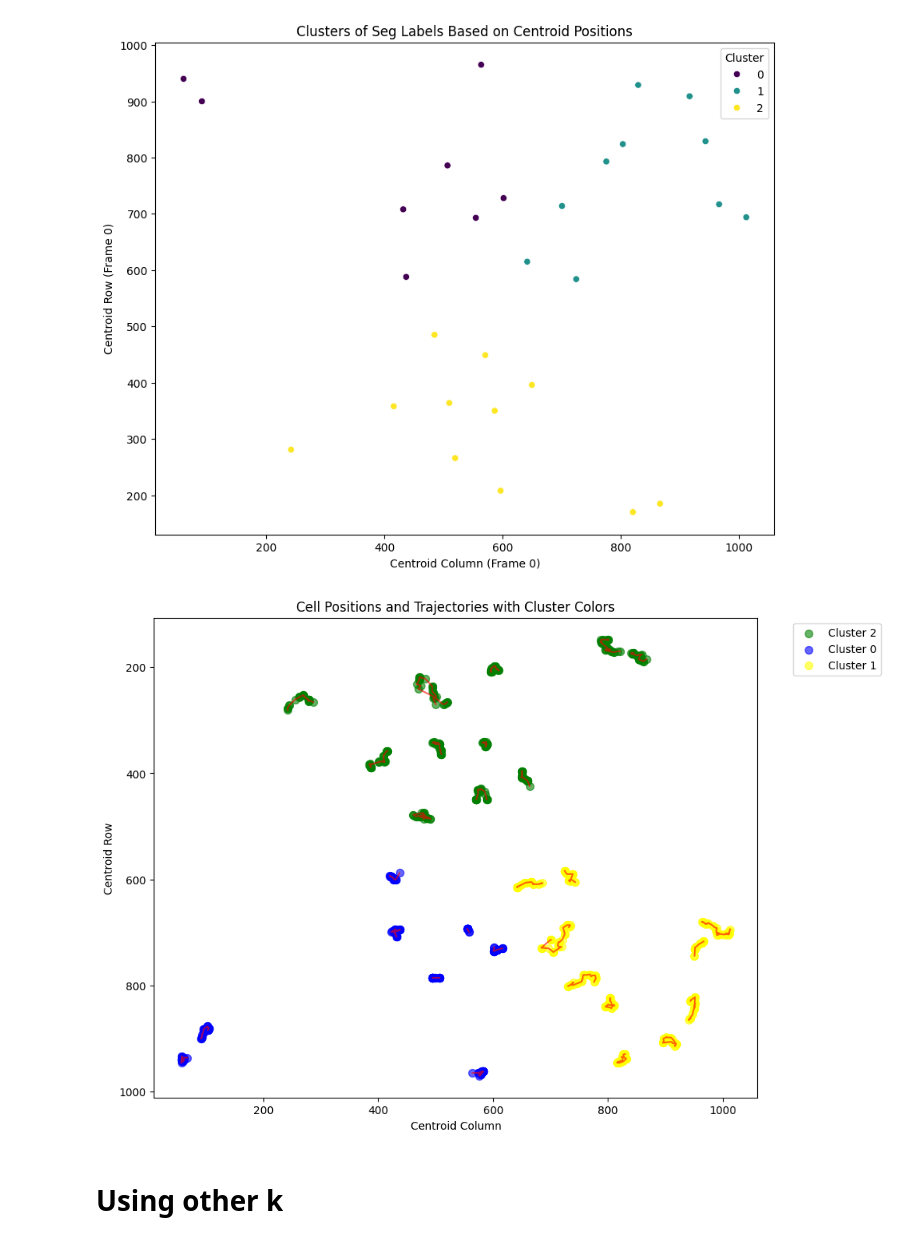
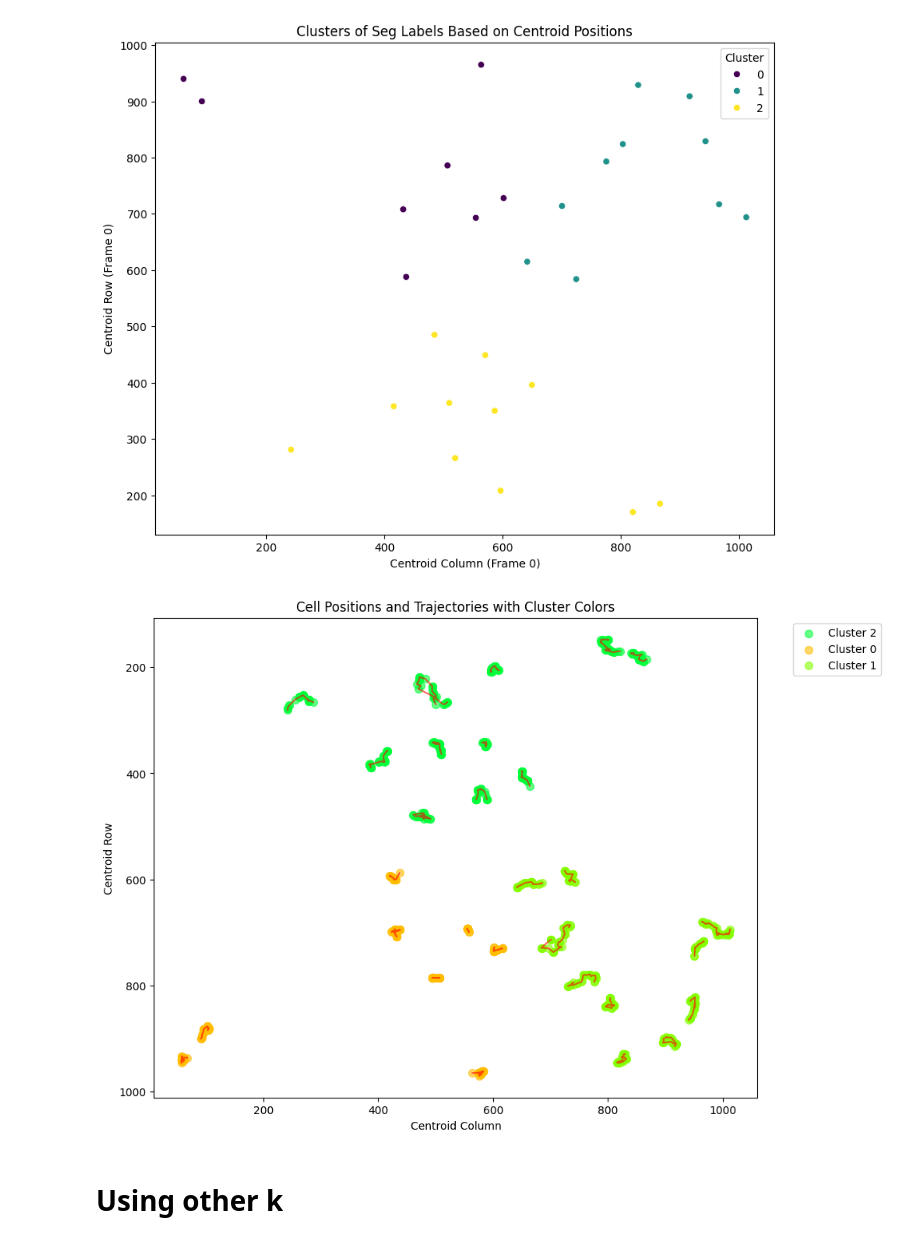
Before and after one commit to quang2719/Cell-Tracking-using-GNN, a Jupyter notebook: Cell-clustering/clustering.ipynb, the cells around one changed output. Drawn from its saved outputs; the diff is of its cells as text; code cells hidden in the pictures.

```diff
--- a/Cell-clustering/clustering.ipynb
+++ b/Cell-clustering/clustering.ipynb
@@ -413,40 +411,40 @@ filled_data['cluster'] = filled_data['seg_label'].map(dict(zip(pivot_data.index,
 filled_data = filled_data.dropna(subset=['cluster'])
 
 # Define cluster colors
-cluster_colors = {0: 'blue', 1: 'yellow', 2: 'green'}
+cluster_colors = sns.color_palette("hsv", k)
 
 # Create a figure and axis for the plot
 fig, ax = plt.subplots(figsize=(10, 8))
 
 # Plot the centroids and trajectories
 for seg_label in filled_data['seg_label'].unique():
     seg_data = filled_data[filled_data['seg_label'] == seg_label]
     cluster = seg_data['cluster'].iloc[0]
     color = cluster_colors[cluster]
 
     if not seg_data.empty:
         # Plot the trajectory line
         ax.plot(seg_data['centroid_col'], seg_data['centroid_row'], color='red', alpha=0.6)
         # Plot the centroids
         ax.scatter(seg_data['centroid_col'], seg_data['centroid_row'],
                    color=color, label=f'Cluster {cluster}',
                    s=50, alpha=0.6)
 
 # Set labels and title
 ax.set_xlabel('Centroid Column')
 ax.set_ylabel('Centroid Row')
 ax.set_title('Cell Positions and Trajectories with Cluster Colors')
 ax.invert_yaxis()  # Invert y-axis to match image coordinates
 
 # Create a legend with cluster colors
 handles, labels = ax.get_legend_handles_labels()
 by_label = dict(zip(labels, handles))
 ax.legend(by_label.values(), by_label.keys(), bbox_to_anchor=(1.05, 1), loc='upper left')
 
 # Show the plot
 plt.show()
 # %% [output]
-[figure, old version]
+[figure, new version]
 # %% [markdown]
 # Using other k
 # %% [markdown]
```
Also changed, not shown: parts of 8 cells of this notebook, 3 other files.
